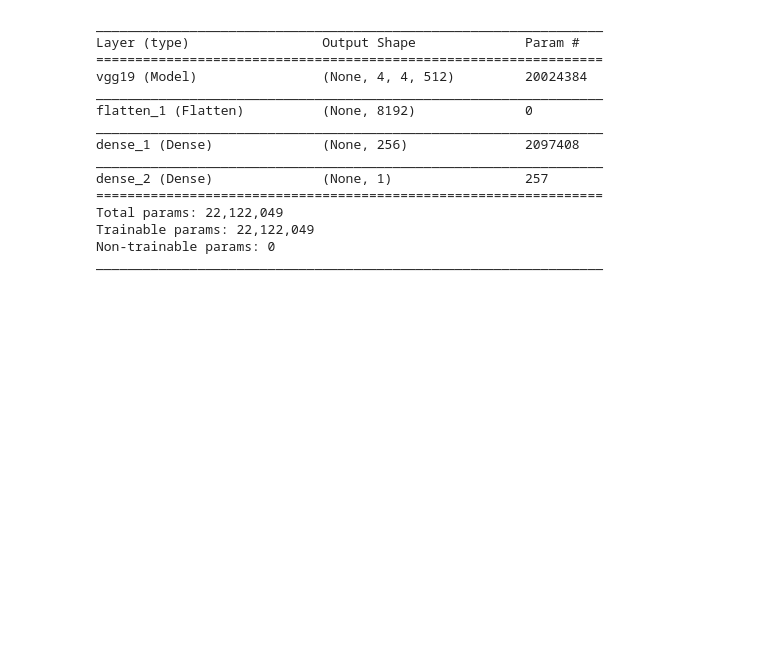
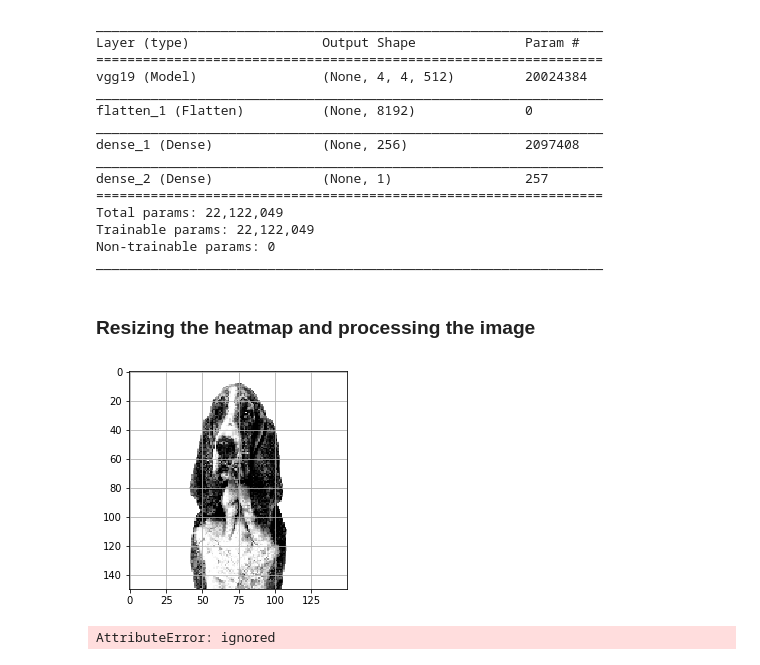
Before and after one commit to IreneLedyaeva/CAP-5610, a Jupyter notebook: HW3/problem_3.ipynb, the cells around one changed output. Drawn from its saved outputs; the diff is of its cells as text; code cells hidden in the pictures; blank space fills up the shorter version.

Commit message:
Added the code for heatmaps

```diff
--- a/HW3/problem_3.ipynb
+++ b/HW3/problem_3.ipynb
@@ -64,3 +63,64 @@ Total params: 22,122,049
 Trainable params: 22,122,049
 Non-trainable params: 0
 _________________________________________________________________
+# %% [markdown]
+### Resizing the heatmap and processing the image
+# %%
+from keras.preprocessing import image
+from keras.applications.vgg19 import preprocess_input, decode_predictions
+import cv2
+from google.colab.patches import cv2_imshow
+%matplotlib inline
+from matplotlib import pyplot as plt
+import numpy as np
+from keras import backend as K
+
+def show_superimposed_image(img_path, heatmap):
+
+  img = cv2.imread(img_path)
+  heatmap = cv2.resize(heatmap, (img.shape[1], img.shape[0]))
+  heatmap = np.uint8(255 * heatmap)
+  heatmap = cv2.applyColorMap(heatmap, cv2.COLORMAP_JET)
+  superimposed_img = heatmap * 0.4 + img
+  cv2_imshow(superimposed_img)
+
+def process_image(img_path, idx=0):
+
+  img = image.load_img(img_path, target_size=(150, 150))
+
+  plt.imshow(img)
+  plt.grid(None)
+  plt.show()
+
+  x = image.img_to_array(img)
+  x = np.expand_dims(x, axis=0)
+  x = preprocess_input(x)
+
+  preds = model.predict(x)
+  #print('Predicted:', decode_predictions(preds, top=2)[0])
+
+  class_index = np.argsort(preds[0])[-(1+idx)]
+  class_output = model.output[:, class_index]
+  grads = K.gradients(class_output, last_conv_layer.output)[0]
+  pooled_grads = K.mean(grads, axis=(0, 1, 2))
+  iterate = K.function([model.input], [pooled_grads, last_conv_layer.output[0]])
+  pooled_grads_value, conv_layer_output_value = iterate([x])
+
+  for i in range(512):
+    conv_layer_output_value[:, :, i] *= pooled_grads_value[i]
+
+  heatmap = np.mean(conv_layer_output_value, axis=-1)
+
+  heatmap = np.maximum(heatmap, 0)
+  heatmap /= np.max(heatmap)
+
+  plt.matshow(heatmap)
+  plt.grid(None)
+  plt.show()
+
+  show_superimposed_image(img_path, heatmap)
+
+process_image(img_path1)
+# %% [output]
+[figure, added]
+AttributeError: ignored
```
Also changed, not shown: parts of 1 cell of this notebook.
